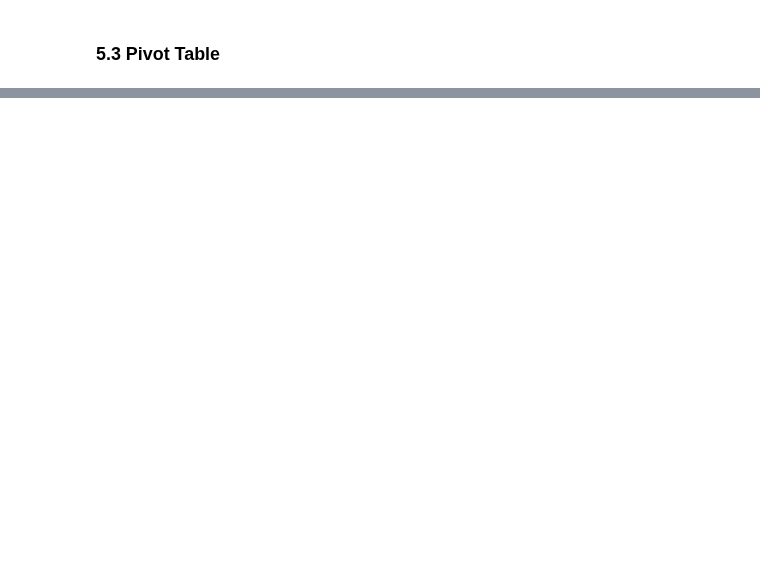
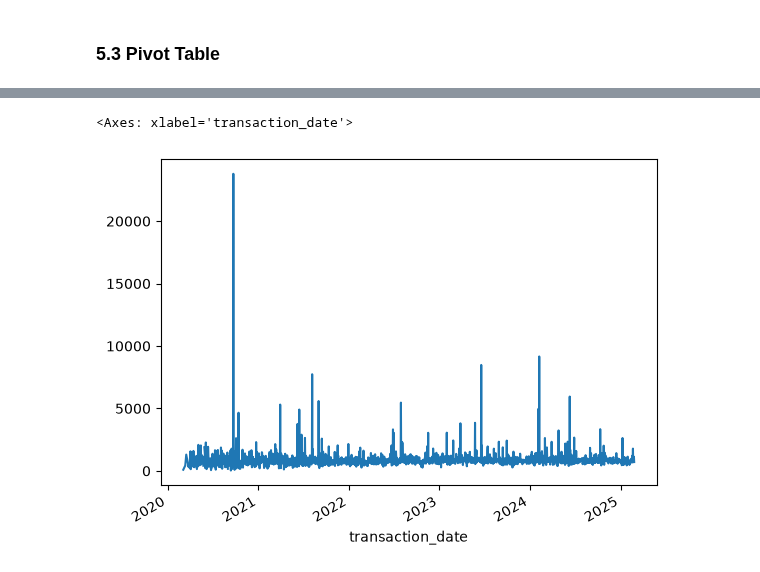
Before and after one commit to Re7absu/pandas_cleaning, a Jupyter notebook: notebook/analysis/01_core_analysis.ipynb, the cells around one changed output, grey strips where cells are left out. Saved outputs shown, nothing was run; the diff lists cells and outputs as text; code cells hidden in the pictures; blank space fills up the shorter version.

```diff
--- a/notebook/analysis/01_core_analysis.ipynb
+++ b/notebook/analysis/01_core_analysis.ipynb
@@ -395,0 +990,7 @@ merged.pivot_table(index="gender" , columns="preferred_channel" , values="custom
+# %%
+#How does the average purchase value change daily over time?
+daily_avg=transactions.groupby("transaction_date")["sales"].mean()
+daily_avg.plot(kind="line")
+# %% [output]
+<Axes: xlabel='transaction_date'>
+[figure, added]
```
Also changed, not shown: parts of 70 cells of this notebook, 6 other files.
